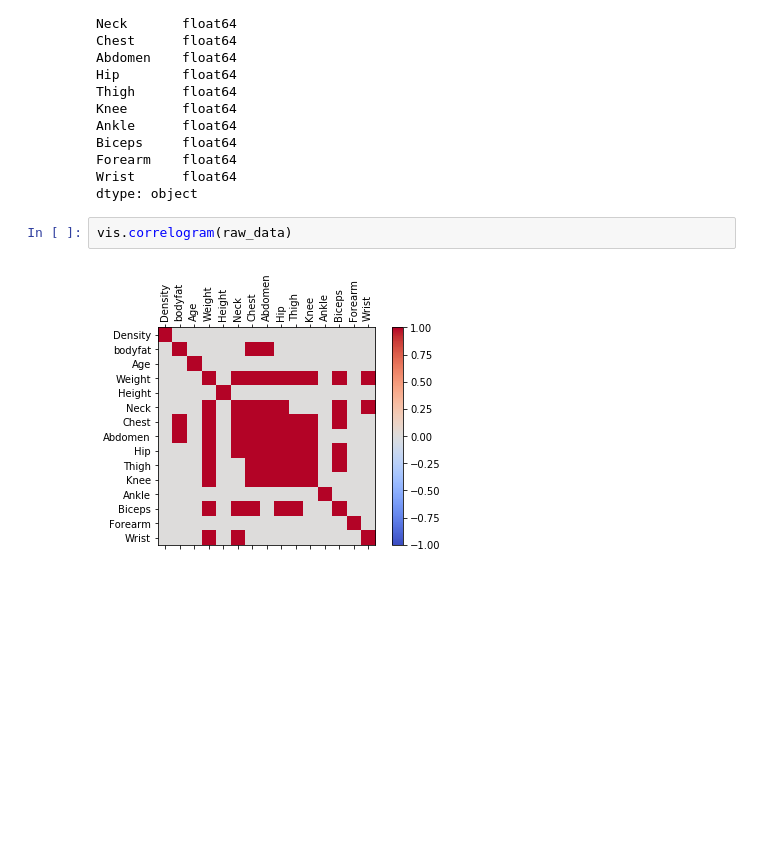
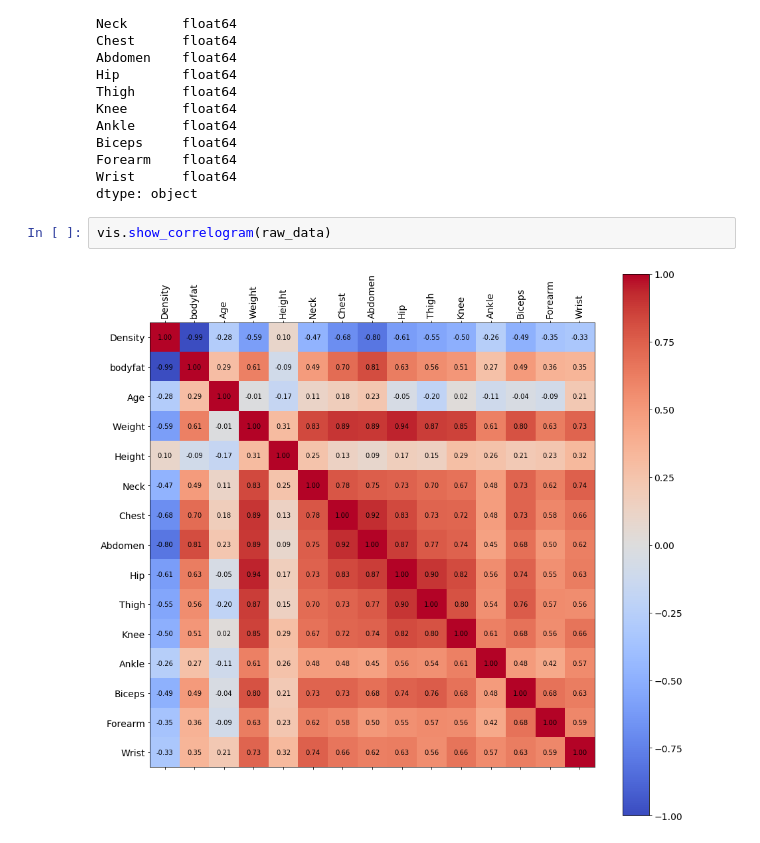
Before and after one commit to dsradecki/bodyfatprediction, a Jupyter notebook: notebooks/eda.ipynb, the cells around one changed output. Drawn from its saved outputs; the diff is of its cells as text; blank space fills up the shorter version.

```diff
--- a/notebooks/eda.ipynb
+++ b/notebooks/eda.ipynb
@@ -28,6 +28,6 @@ Forearm    float64
 Wrist      float64
 dtype: object
 # %%
-vis.correlogram(raw_data)
+vis.show_correlogram(raw_data)
 # %% [output]
-[figure, old version]
+[figure, new version]
```
Also changed, not shown: parts of 1 cell of this notebook, 3 other files.
